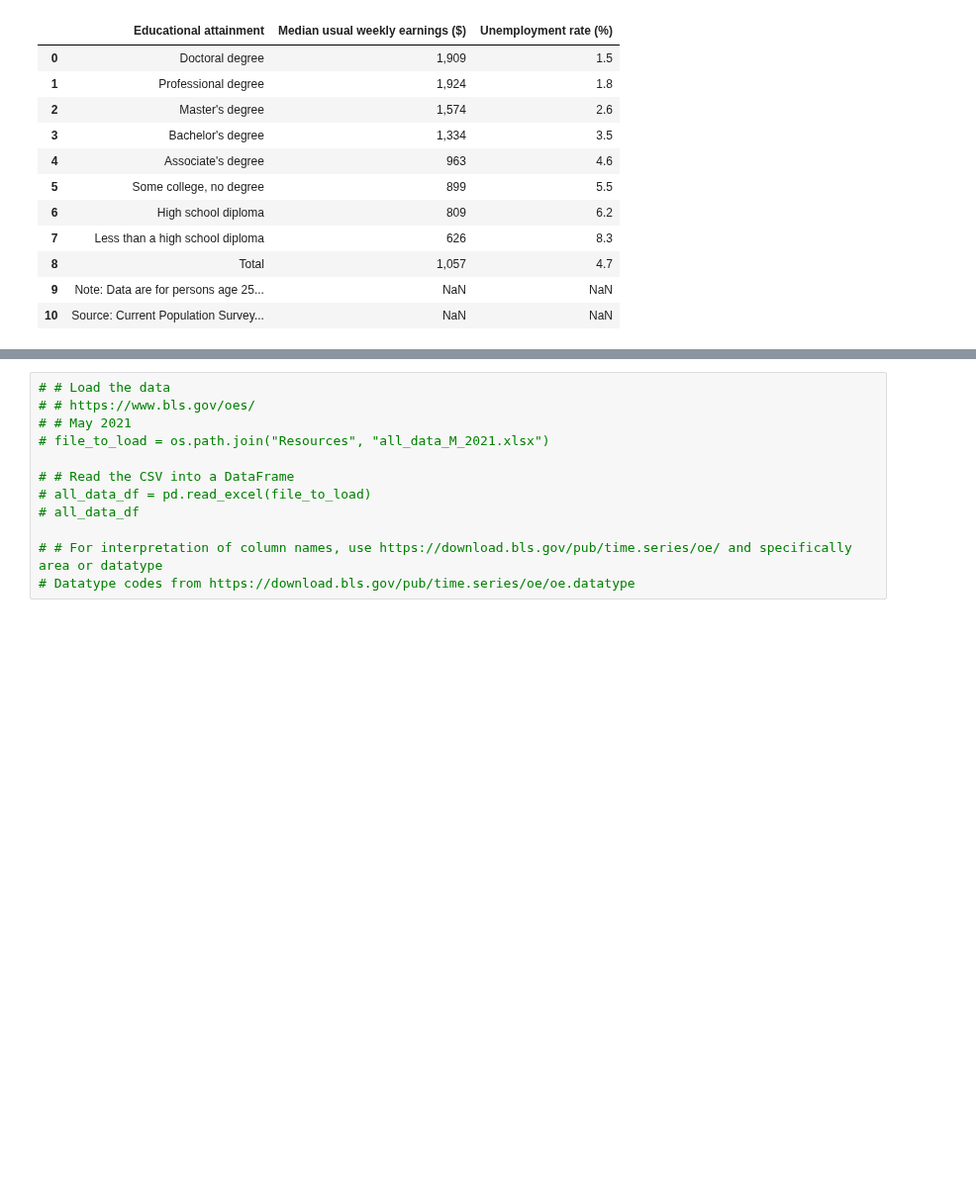
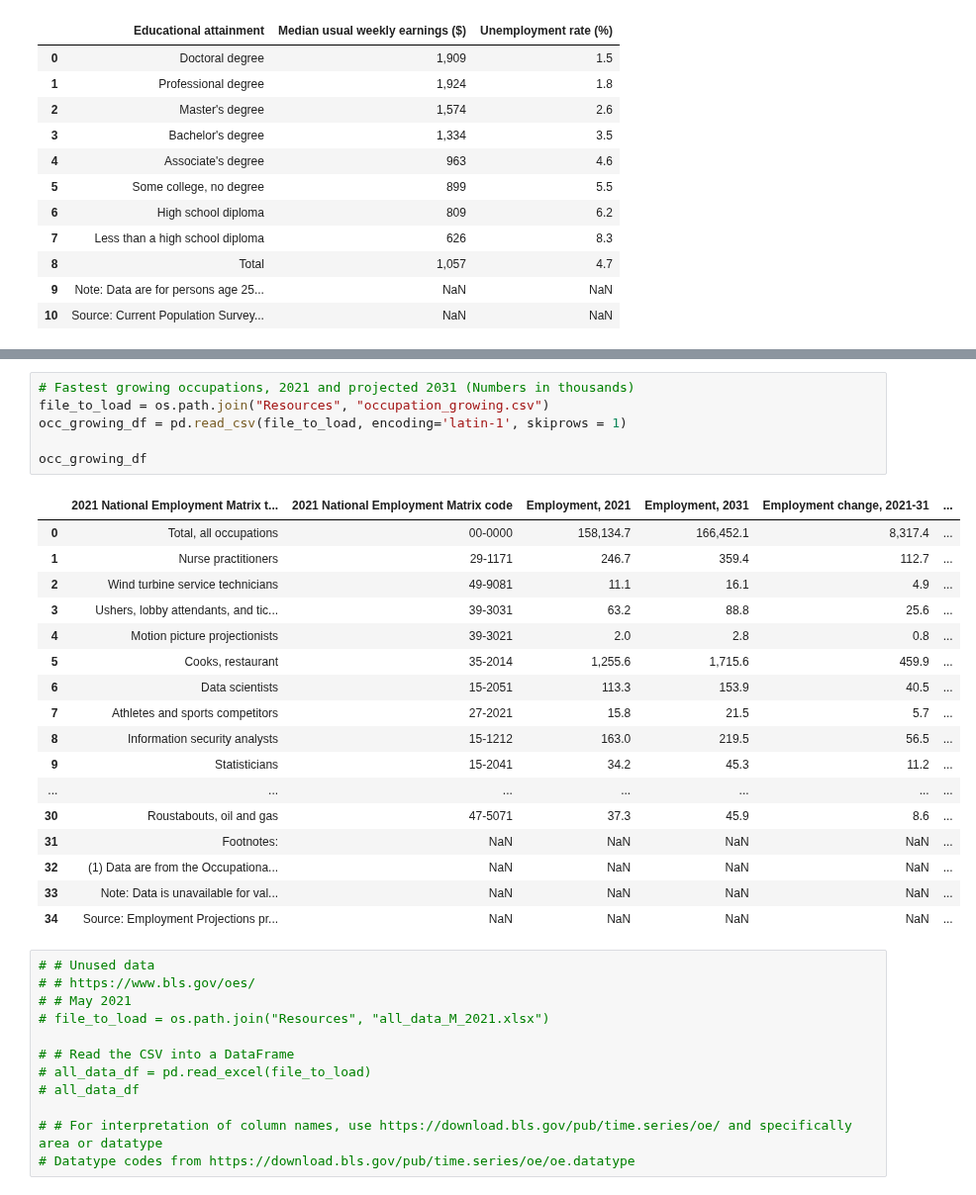
Before and after one commit to sberberian/Beer-Characteristics-Profiling, a Jupyter notebook: exploratory_analysis.ipynb, the cells around one changed output, grey strips where cells are left out. Shown at 99% size. Cells and saved outputs as stored; diff of their text form; blank space fills up the shorter version.

```diff
--- a/exploratory_analysis.ipynb
+++ b/exploratory_analysis.ipynb
@@ -129,5 +223,29 @@ unemployment_earnings_df
+# %%
+# Fastest growing occupations, 2021 and projected 2031 (Numbers in thousands)
+file_to_load = os.path.join("Resources", "occupation_growing.csv")
+occ_growing_df = pd.read_csv(file_to_load, encoding='latin-1', skiprows = 1)
+
+occ_growing_df
+# %% [output]
+|  | 2021 National Employment Matrix t... | 2021 National Employment Matrix code | Employment, 2021 | Employment, 2031 | Employment change, 2021-31 | ... |
+| 0 | Total, all occupations | 00-0000 | 158,134.7 | 166,452.1 | 8,317.4 | ... |
+| 1 | Nurse practitioners | 29-1171 | 246.7 | 359.4 | 112.7 | ... |
+| 2 | Wind turbine service technicians | 49-9081 | 11.1 | 16.1 | 4.9 | ... |
+| 3 | Ushers, lobby attendants, and tic... | 39-3031 | 63.2 | 88.8 | 25.6 | ... |
+| 4 | Motion picture projectionists | 39-3021 | 2.0 | 2.8 | 0.8 | ... |
+| 5 | Cooks, restaurant | 35-2014 | 1,255.6 | 1,715.6 | 459.9 | ... |
+| 6 | Data scientists | 15-2051 | 113.3 | 153.9 | 40.5 | ... |
+| 7 | Athletes and sports competitors | 27-2021 | 15.8 | 21.5 | 5.7 | ... |
+| 8 | Information security analysts | 15-1212 | 163.0 | 219.5 | 56.5 | ... |
+| 9 | Statisticians | 15-2041 | 34.2 | 45.3 | 11.2 | ... |
+| ... | ... | ... | ... | ... | ... | ... |
+| 30 | Roustabouts, oil and gas | 47-5071 | 37.3 | 45.9 | 8.6 | ... |
+| 31 | Footnotes: | NaN | NaN | NaN | NaN | ... |
+| 32 | (1) Data are from the Occupationa... | NaN | NaN | NaN | NaN | ... |
+| 33 | Note: Data is unavailable for val... | NaN | NaN | NaN | NaN | ... |
+| 34 | Source: Employment Projections pr... | NaN | NaN | NaN | NaN | ... |
 # %%
-# # Load the data
+# # Unused data
 # # https://www.bls.gov/oes/
 # # May 2021
 # file_to_load = os.path.join("Resources", "all_data_M_2021.xlsx")
```
Also changed, not shown: parts of 13 cells of this notebook, 3 other files.
